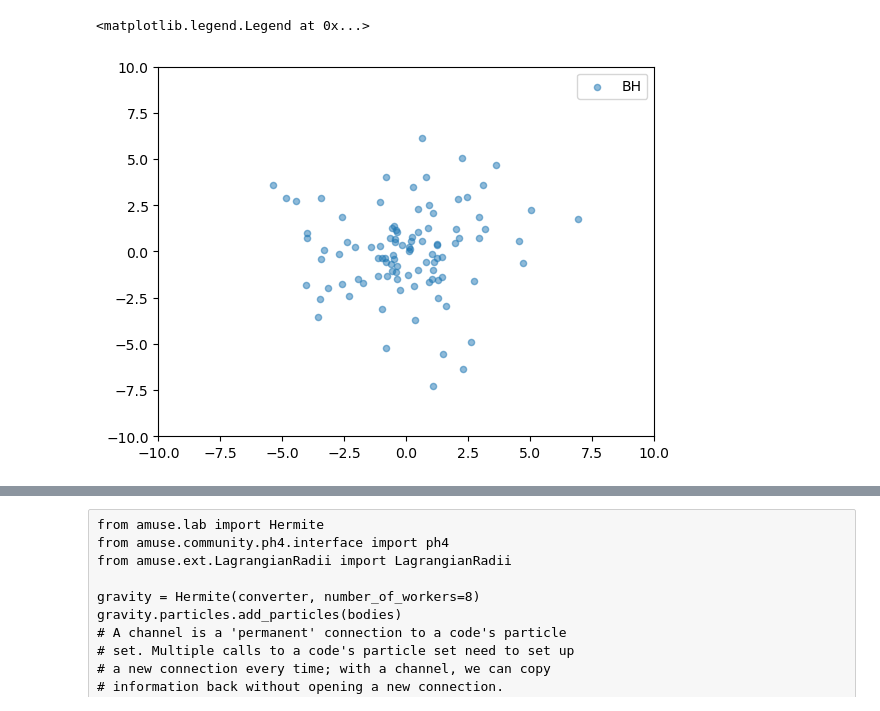
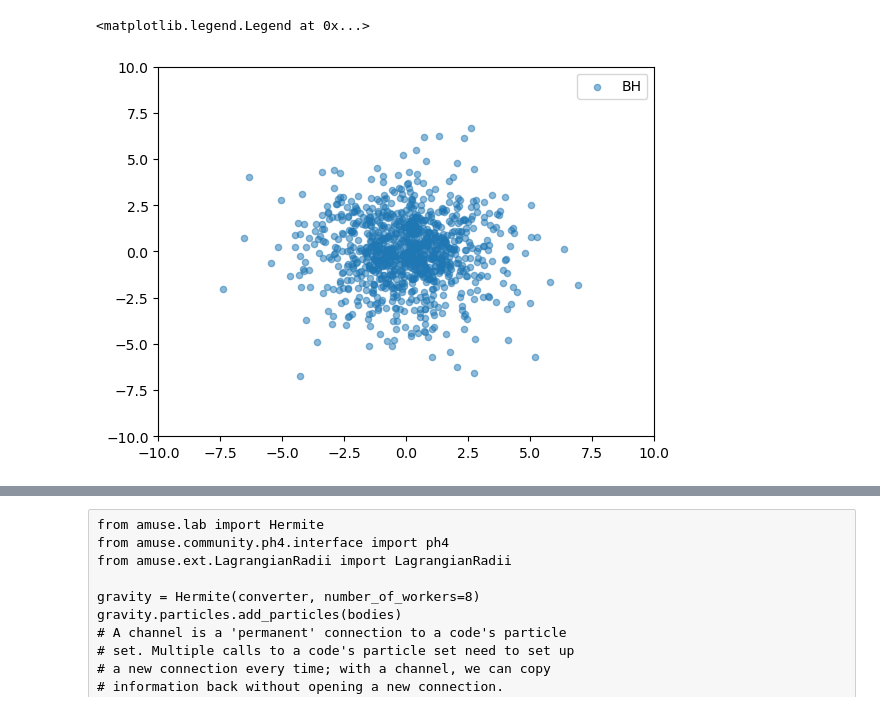
Before and after one commit to Protesticon/BBH_AMUSE, a Jupyter notebook: BH_initialization.ipynb, the cells around one changed output, grey strips where cells are left out. Saved outputs shown, nothing was run; the diff lists cells and outputs as text; code cells hidden in the pictures.

```diff
--- a/BH_initialization.ipynb
+++ b/BH_initialization.ipynb
@@ -50,37 +50,37 @@ def plot(body):
 #     pyplot.colorbar()
 #     pyplot.show()
 # %%
-N = 100
+N = 1000
 n_BHs = N
 alpha_IMF = -2.35
 
 from amuse.lab import new_powerlaw_mass_distribution
 m_BHs = new_powerlaw_mass_distribution(n_BHs,
                                          1.0|units.MSun,
                                          100.0|units.MSun,
                                          alpha_IMF)
 
 r_cluster = 3 | units.parsec
 from amuse.units import nbody_system
 converter=nbody_system.nbody_to_si(m_BHs.sum(),r_cluster)
 from amuse.ic.kingmodel import new_king_model
 W0 = 3.0
 bodies=new_king_model(n_BHs, W0, convert_nbody=converter)
 bodies.mass = m_BHs
 bodies.name = "BH"
 for i in range(0, N):
     x, y, z = bodies[i].x.value_in(units.km), bodies[i].y.value_in(units.km), bodies[i].z.value_in(units.km)
     distance = np.sqrt(x**2+y**2+z**2) | units.km
     vorb = relative_orbital_velocity(distance, mass=SMBH.mass)
     bodies[i].vx, bodies[i].vy, bodies[i].vz = vorb*random_v(x, y, z)
 bodies.scale_to_standard(converter)
 from amuse.plot import scatter
 
 plot(bodies)
 pyplot.legend([bodies[0].name], loc="best")
 # %% [output]
 <matplotlib.legend.Legend at 0x...>
-[figure, old version]
+[figure, new version]
 # %%
 def plot_cdf(m, alpha_IMF=-2.35):
     m = sorted(m.value_in(units.MSun))
```
Also changed, not shown: parts of 7 cells of this notebook, 2 other files.
